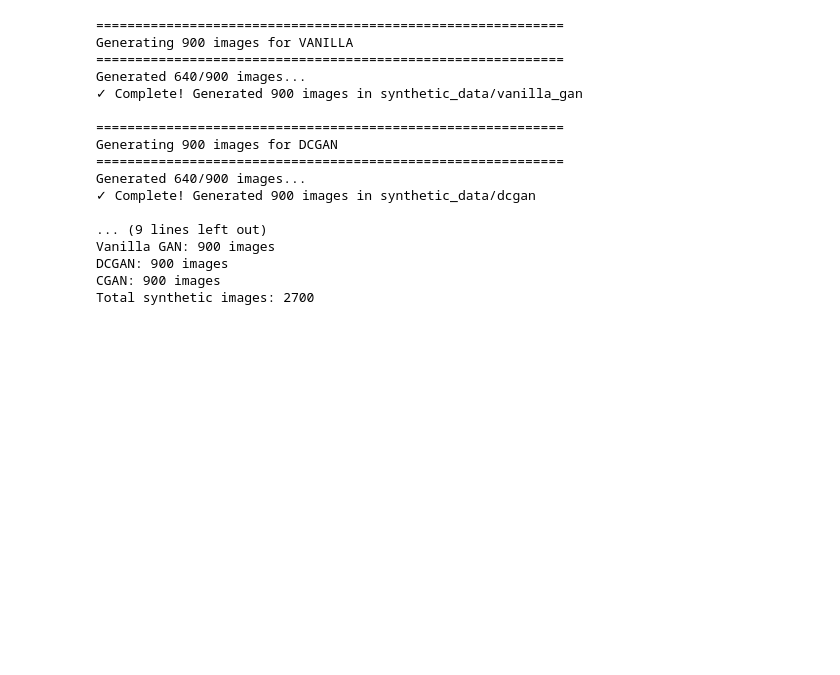
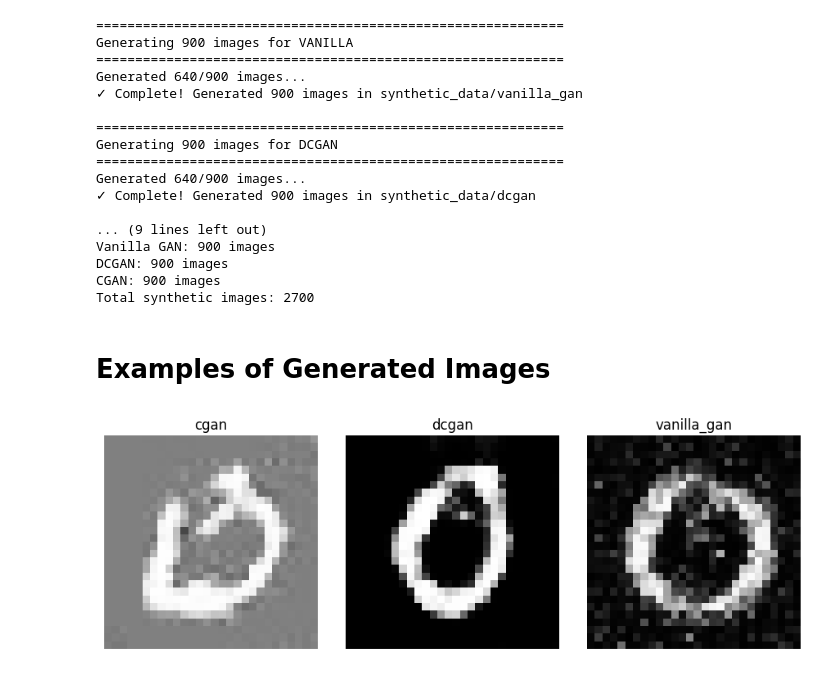
Before and after one commit to Mamoun77/GAN-data-balancing, a Jupyter notebook: gan_train.ipynb, the cells around one changed output. Drawn from its saved outputs; the diff is of its cells as text; code cells hidden in the pictures; blank space fills up the shorter version.

```diff
--- a/gan_train.ipynb
+++ b/gan_train.ipynb
@@ -1055,3 +1057,34 @@ Vanilla GAN: 900 images
 DCGAN: 900 images
 CGAN: 900 images
 Total synthetic images: 2700
+# %% [markdown]
+# Examples of Generated Images
+# %%
+import os
+import random
+import matplotlib.pyplot as plt
+from PIL import Image
+
+base_dir = "synthetic_data"
+folders = ["cgan", "dcgan", "vanilla_gan"]
+
+plt.figure(figsize=(9, 3))
+
+for i, folder in enumerate(folders):
+    folder_path = os.path.join(base_dir, folder)
+    images = [f for f in os.listdir(folder_path) if f.endswith(".png")]
+
+    img_name = random.choice(images)
+    img_path = os.path.join(folder_path, img_name)
+
+    img = Image.open(img_path)
+
+    plt.subplot(1, 3, i + 1)
+    plt.imshow(img)
+    plt.title(folder)
+    plt.axis("off")
+
+plt.tight_layout()
+plt.show()
+# %% [output]
+[figure, added]
```
Also changed, not shown: parts of 4 cells of this notebook, 1 other file.
